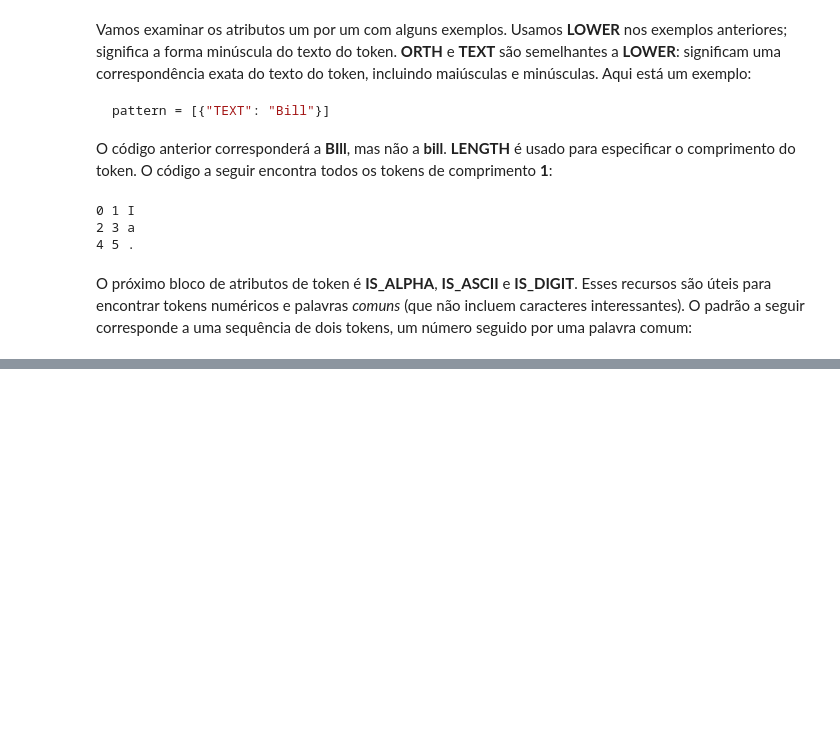
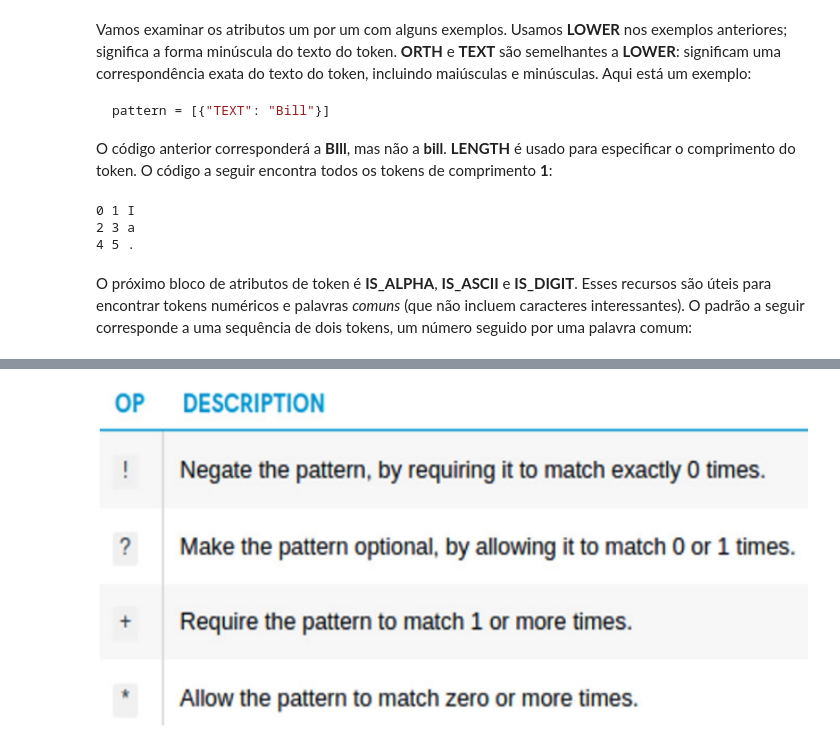
Before and after one commit to willianpina/mastering_spaCy, a Jupyter notebook: 4. Correspondência baseada em regras.ipynb, the cells around one changed output, grey strips where cells are left out. Saved outputs shown, nothing was run; the diff lists cells and outputs as text; code cells hidden in the pictures; blank space fills up the shorter version.

```diff
--- a/4. Correspondência baseada em regras.ipynb
+++ b/4. Correspondência baseada em regras.ipynb
@@ -169,0 +295,4 @@ print(start, end, doc2[start:end])
+# %%
+Image('images/OP_key.PNG')
+# %% [output]
+[figure, added]
```
Also changed, not shown: parts of 31 cells of this notebook, 2 other files.
